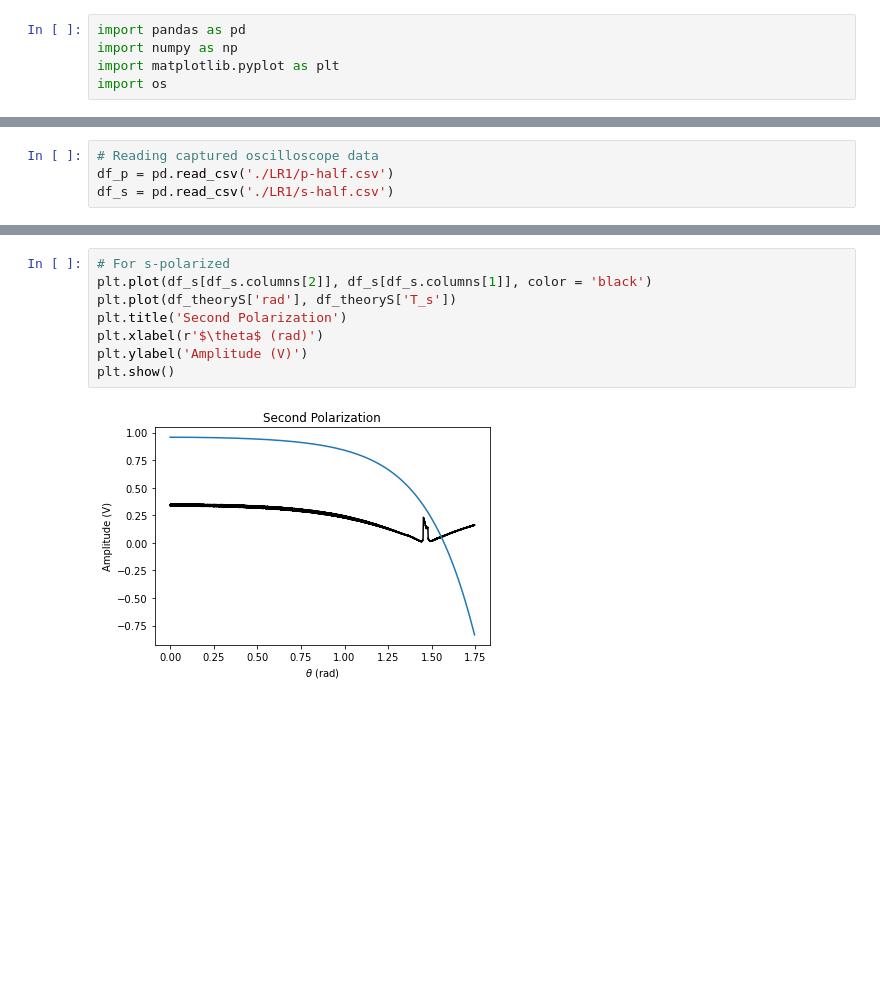
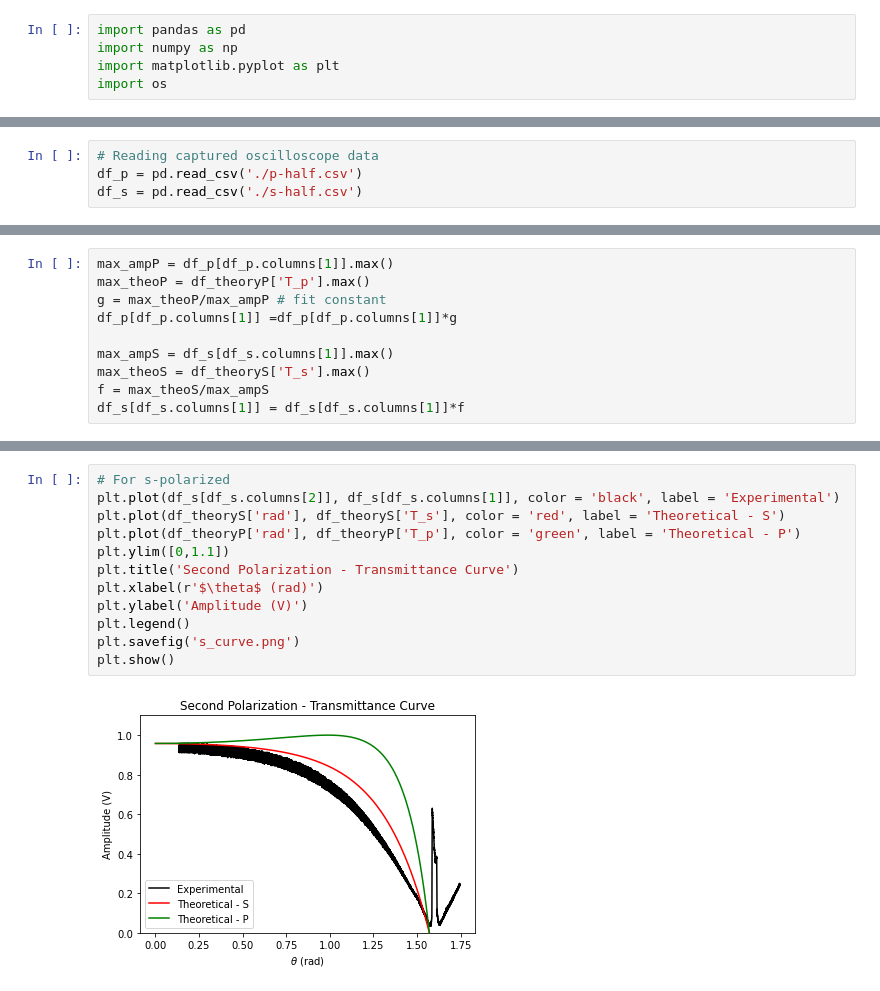
Before and after one commit to teoyi/scientific-computing-archive, a Jupyter notebook: optics/LR1/LR1.ipynb, the cells around one changed output, grey strips where cells are left out. Saved outputs shown, nothing was run; the diff lists cells and outputs as text; blank space fills up the shorter version.

Commit message:
Completed data processing and visualization

```diff
--- a/optics/LR1/LR1.ipynb
+++ b/optics/LR1/LR1.ipynb
@@ -6,7 +10,7 @@ import os
 # %%
 # Reading captured oscilloscope data
-df_p = pd.read_csv('./LR1/p-half.csv')
-df_s = pd.read_csv('./LR1/s-half.csv')
+df_p = pd.read_csv('./p-half.csv')
+df_s = pd.read_csv('./s-half.csv')
 # %%
 # THEORETICAL WORK
 
@@ -65,0 +57,10 @@ plt.show()
+# %%
+max_ampP = df_p[df_p.columns[1]].max()
+max_theoP = df_theoryP['T_p'].max()
+g = max_theoP/max_ampP # fit constant
+df_p[df_p.columns[1]] =df_p[df_p.columns[1]]*g
+
+max_ampS = df_s[df_s.columns[1]].max()
+max_theoS = df_theoryS['T_s'].max()
+f = max_theoS/max_ampS
+df_s[df_s.columns[1]] = df_s[df_s.columns[1]]*f
@@ -76,10 +128,14 @@ plt.show()
 # %%
 # For s-polarized
-plt.plot(df_s[df_s.columns[2]], df_s[df_s.columns[1]], color = 'black')
-plt.plot(df_theoryS['rad'], df_theoryS['T_s'])
-plt.title('Second Polarization')
+plt.plot(df_s[df_s.columns[2]], df_s[df_s.columns[1]], color = 'black', label = 'Experimental')
+plt.plot(df_theoryS['rad'], df_theoryS['T_s'], color = 'red', label = 'Theoretical - S')
+plt.plot(df_theoryP['rad'], df_theoryP['T_p'], color = 'green', label = 'Theoretical - P')
+plt.ylim([0,1.1])
+plt.title('Second Polarization - Transmittance Curve')
 plt.xlabel(r'$\theta$ (rad)')
 plt.ylabel('Amplitude (V)')
+plt.legend()
+plt.savefig('s_curve.png')
 plt.show()
 # %% [output]
-[figure, old version]
+[figure, new version]
```
Also changed, not shown: parts of 4 cells of this notebook, 2 other files.
